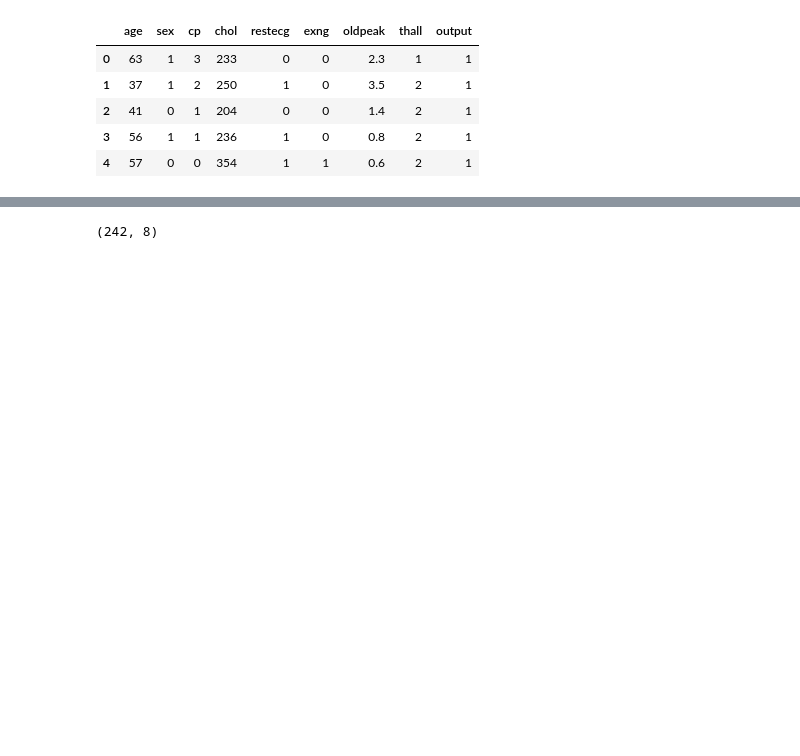
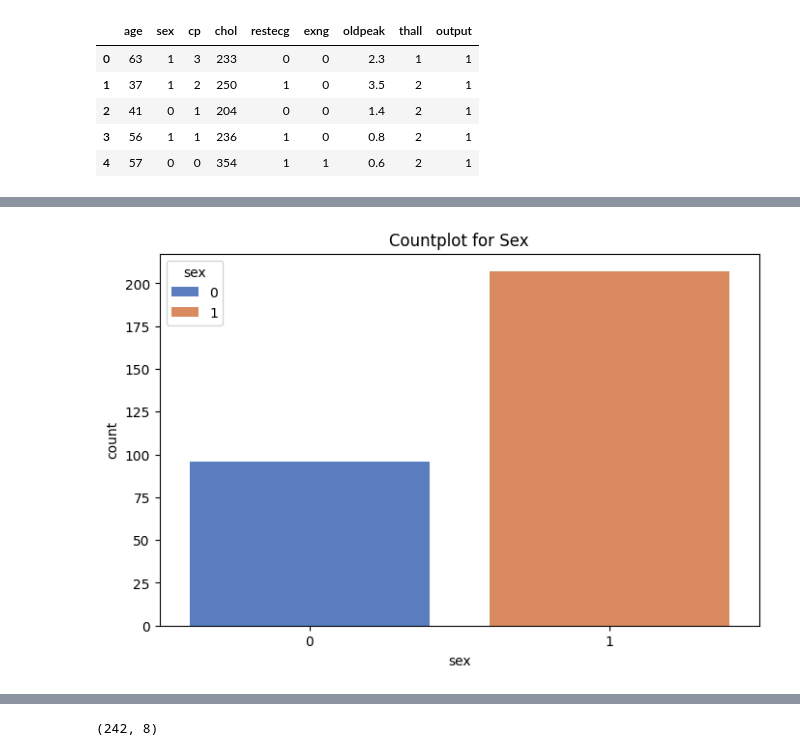
Before and after one commit to Hardvan/JITHack-v3, a Jupyter notebook: Model/Heart Attack Code.ipynb, the cells around one changed output, grey strips where cells are left out. Drawn from its saved outputs; the diff is of its cells as text; code cells hidden in the pictures; blank space fills up the shorter version.

```diff
--- a/Model/Heart Attack Code.ipynb
+++ b/Model/Heart Attack Code.ipynb
@@ -113,0 +123,8 @@ sns.heatmap(data.isnull(), cmap="viridis")
+# %%
+# Countplot for Sex
+plt.figure(figsize=(8, 5))
+sns.countplot(x='sex', data=data, palette='muted', hue='sex')
+plt.title('Countplot for Sex')
+plt.show()
+# %% [output]
+[figure, added]
```
Also changed, not shown: parts of 52 cells of this notebook, 1 other file.
